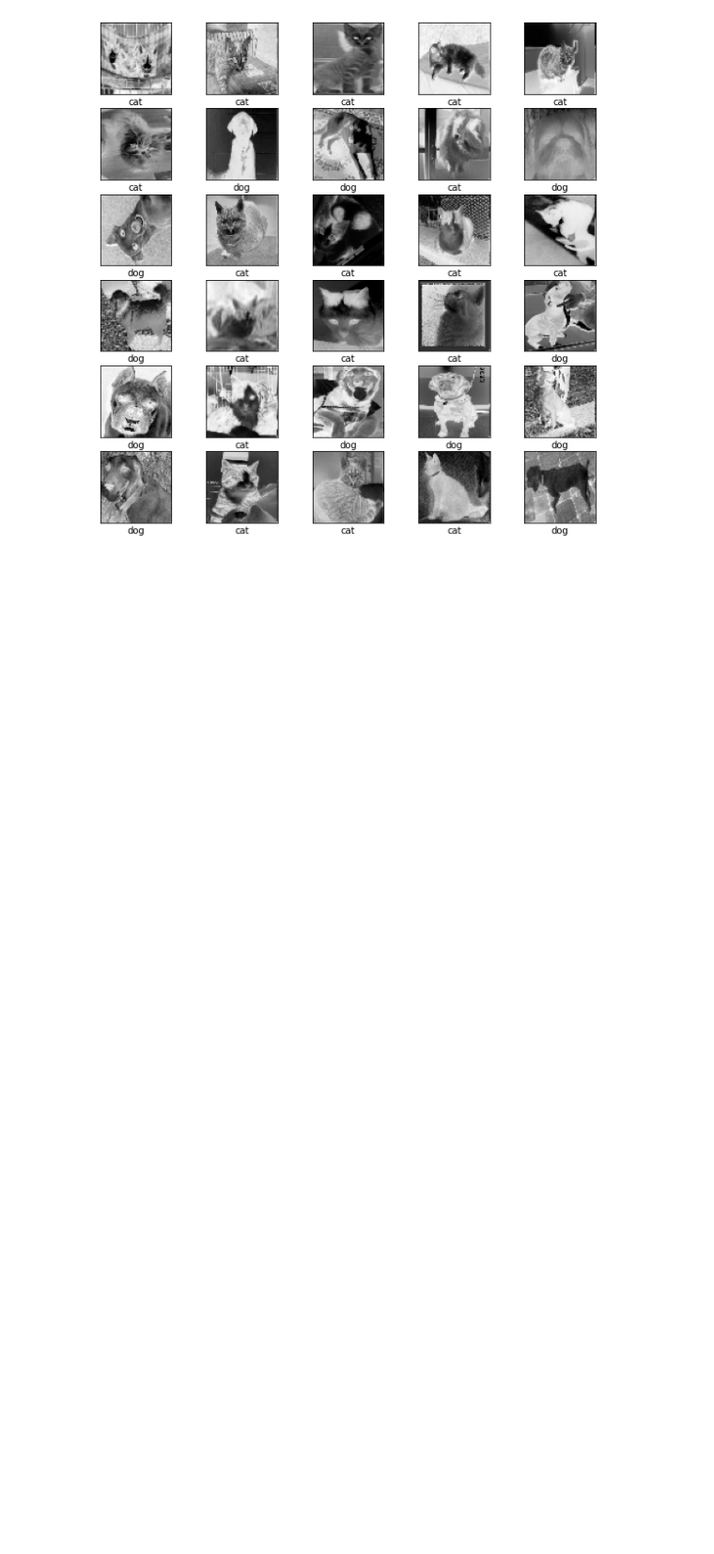
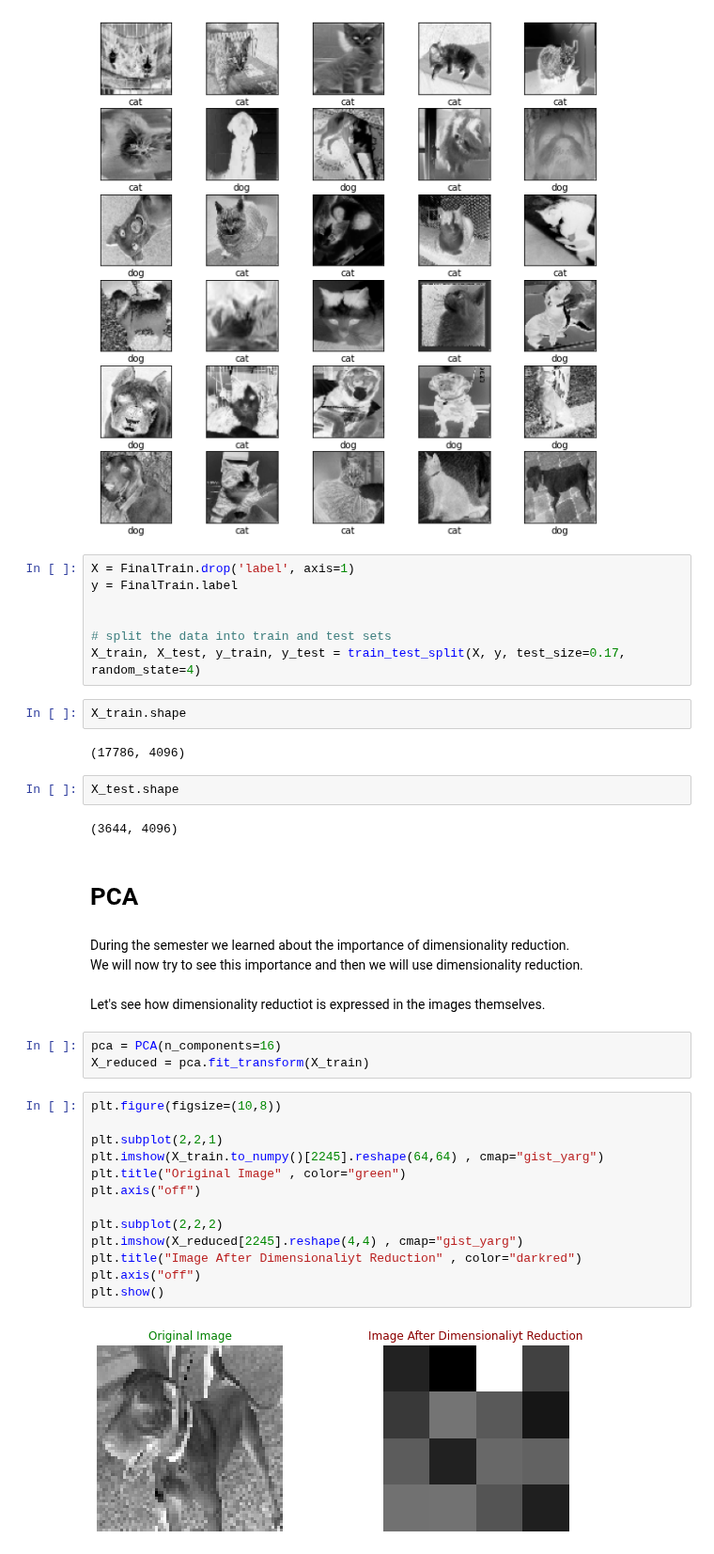
Before and after one commit to Esther-Bi/Data-Simulation-Semester-B-2021-Final-Project, a Jupyter notebook: Notebook 3 - dogsVScats.ipynb, the cells around one changed output. Shown at 94% size. Cells and saved outputs as stored; diff of their text form; blank space fills up the shorter version.

```diff
--- a/Notebook 3 - dogsVScats.ipynb
+++ b/Notebook 3 - dogsVScats.ipynb
@@ -179,3 +179,42 @@ for i in range(30):
     plt.xlabel(label[int(target.label.iloc[i])])
 # %% [output]
 [figure]
+# %%
+X = FinalTrain.drop('label', axis=1)
+y = FinalTrain.label
+
+
+# split the data into train and test sets
+X_train, X_test, y_train, y_test = train_test_split(X, y, test_size=0.17, random_state=4)
+# %%
+X_train.shape
+# %% [output]
+(17786, 4096)
+# %%
+X_test.shape
+# %% [output]
+(3644, 4096)
+# %% [markdown]
+# PCA
+# %% [markdown]
+During the semester we learned about the importance of dimensionality reduction.<br> We will now try to see this importance and then we will use dimensionality reduction.<br>
+<br>
+Let's see how dimensionality reductiot is expressed in the images themselves.
+# %%
+pca = PCA(n_components=16)
+X_reduced = pca.fit_transform(X_train)
+# %%
+plt.figure(figsize=(10,8))
+
+plt.subplot(2,2,1)
+plt.imshow(X_train.to_numpy()[2245].reshape(64,64) , cmap="gist_yarg")
+plt.title("Original Image" , color="green")
+plt.axis("off")
+
+plt.subplot(2,2,2)
+plt.imshow(X_reduced[2245].reshape(4,4) , cmap="gist_yarg")
+plt.title("Image After Dimensionaliyt Reduction" , color="darkred")
+plt.axis("off")
+plt.show()
+# %% [output]
+[figure, added]
```
Also changed, not shown: parts of 11 cells of this notebook.
